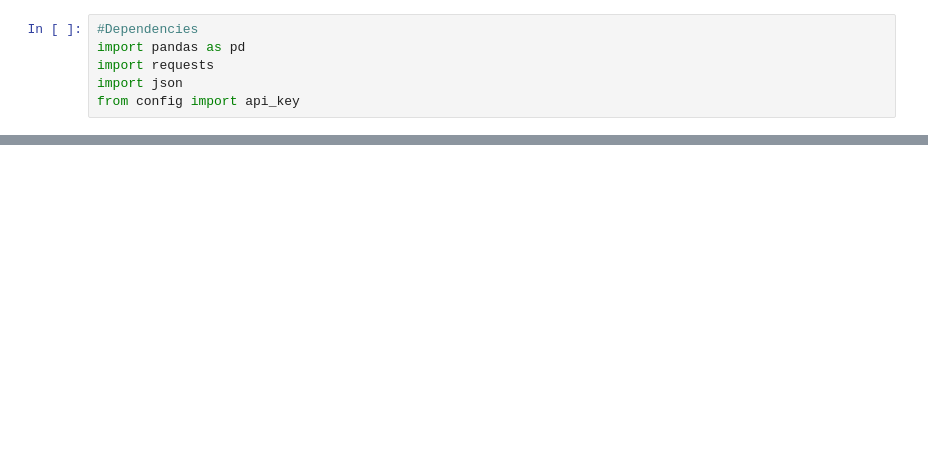
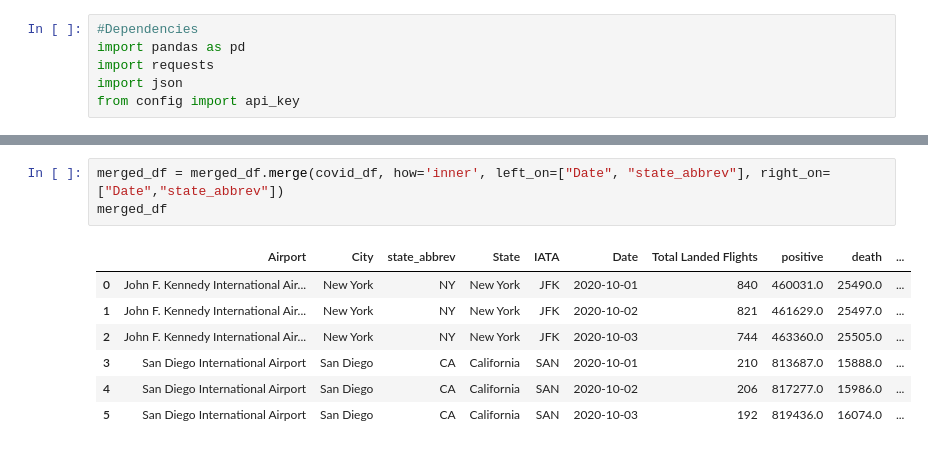
Before and after one commit to MersedehSP/Covid_Analyzer, a Jupyter notebook: Covid_Analysis_web_api.ipynb, the cells around one changed output, grey strips where cells are left out. Cells and saved outputs as stored; diff of their text form; blank space fills up the shorter version.

```diff
--- a/Covid_Analysis_web_api.ipynb
+++ b/Covid_Analysis_web_api.ipynb
@@ -104,0 +150,11 @@ merged_df
+# %%
+merged_df = merged_df.merge(covid_df, how='inner', left_on=["Date", "state_abbrev"], right_on=["Date","state_abbrev"])
+merged_df
+# %% [output]
+|  | Airport | City | state_abbrev | State | IATA | Date | Total Landed Flights | positive | death | ... |
+| 0 | John F. Kennedy International Air... | New York | NY | New York | JFK | 2020-10-01 | 840 | 460031.0 | 25490.0 | ... |
+| 1 | John F. Kennedy International Air... | New York | NY | New York | JFK | 2020-10-02 | 821 | 461629.0 | 25497.0 | ... |
+| 2 | John F. Kennedy International Air... | New York | NY | New York | JFK | 2020-10-03 | 744 | 463360.0 | 25505.0 | ... |
+| 3 | San Diego International Airport | San Diego | CA | California | SAN | 2020-10-01 | 210 | 813687.0 | 15888.0 | ... |
+| 4 | San Diego International Airport | San Diego | CA | California | SAN | 2020-10-02 | 206 | 817277.0 | 15986.0 | ... |
+| 5 | San Diego International Airport | San Diego | CA | California | SAN | 2020-10-03 | 192 | 819436.0 | 16074.0 | ... |
```
Also changed, not shown: parts of 8 cells of this notebook.
